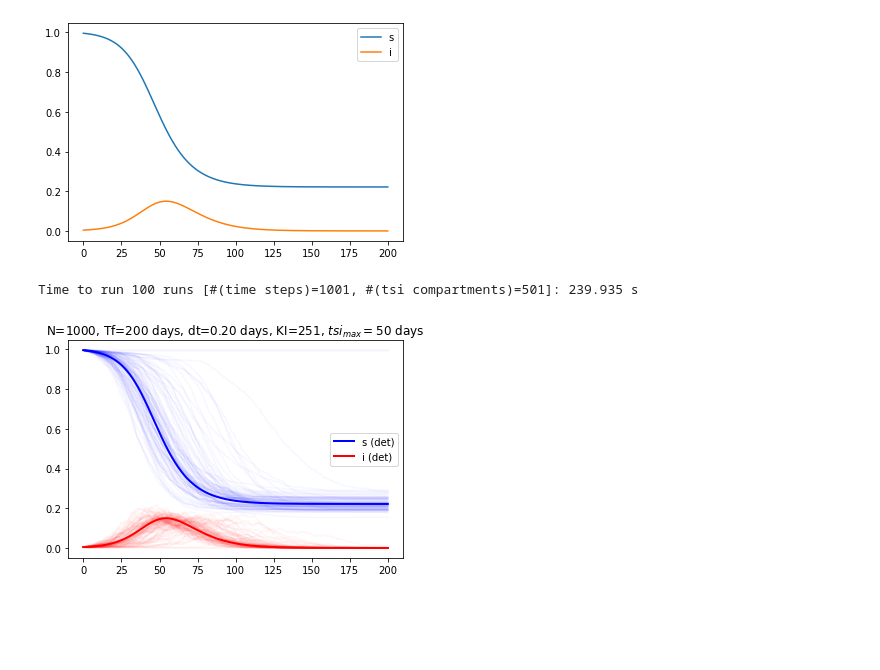
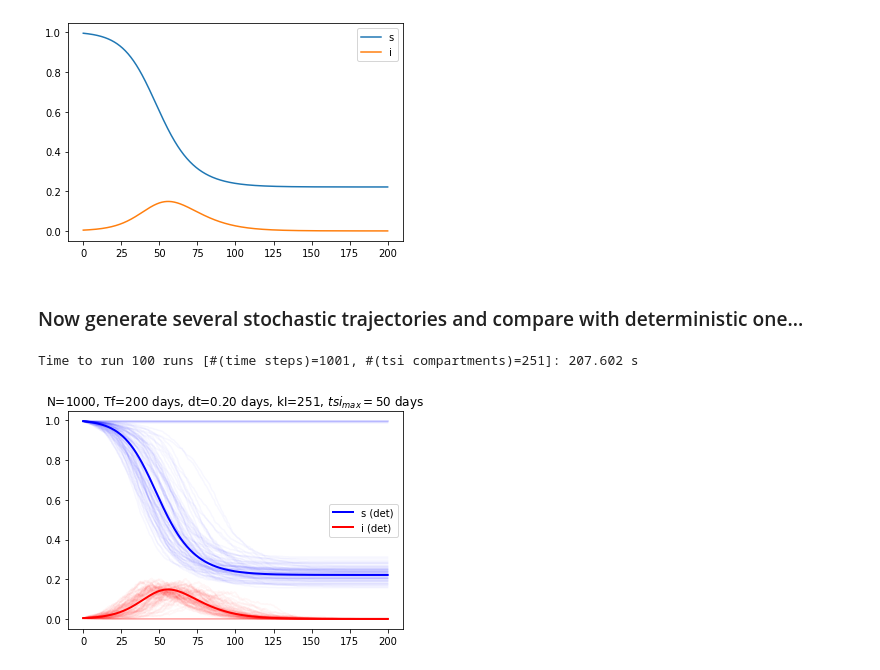
Before and after one commit to vishalbelsare/pyross, a Jupyter notebook: examples/tsi/ex01_stochastic_tsi_SIR.ipynb, the cells around one changed output. Saved outputs shown, nothing was run; the diff lists cells and outputs as text; code cells hidden in the pictures; blank space fills up the shorter version.

```diff
--- a/examples/tsi/ex01_stochastic_tsi_SIR.ipynb
+++ b/examples/tsi/ex01_stochastic_tsi_SIR.ipynb
@@ -105,7 +105,7 @@ Parameters are: beta0=0.2 (beta constant), g0=0.1 days^-1 (truncated exponential
 ### Initial Conditions ###
 
 # 4 infectives at t=0
-I0 = np.zeros((M, KI))
+I0 = np.zeros((M, kI))
 I0_init_list = [(1, 0), (2, tsi_max/10.) ,(1, tsi_max/2.)] # (number of infectives, tsi)
 for tup in I0_init_list:
     k = int(tup[1]/dtsi)
@@ -271,28 +160,28 @@ def simulate_deterministic(s0, i0, beta, gamma, KI, tsi_max, Tf):
 # %%
 ### Parameters ###
 dtsi = 1/10.
-KI = int(np.round(tsi_max/dtsi)) + 1 # We keep of course the same tsi_max
+
+# Time since infection: cut-off + discretisation
+tsi_max = 50 # days
+dtsi = 1/5. # days
 
 # beta
-beta = beta_vec(beta0, KI, tsi_max)
+beta = beta_vec(beta0, kI, tsi_max)
 
 # gamma
-gI = gamma_vec(g0, KI, tsi_max)
+gI = gamma_vec(g0, kI, tsi_max)
 
 ### Initial condition ###
 # We just rescale the initial condition from stochastic
-i0 = np.zeros(KI)
+i0 = np.zeros(kI)
 for tup in I0_init_list:
     k = int(tup[1]/dtsi)
     i0[k] = (tup[0]/float(N))/dtsi
 
 s0 = S0[0]/float(N)
-
+model_det = pyrosstsi.deterministic.SIR(parameters, M, Ni)
 ### Run ###
-s_det_traj, i_det_traj = simulate_deterministic(s0, i0, beta, gI, KI, tsi_max, Tf)
-
-# ### Old code ###
-# s_detold_traj, i_detold_traj = old.run_deterministic(s0, i0, beta, gI, dtsi, KI, int(np.round(Tf/dtsi)))
+s_det_traj, i_det_traj = model_det.simulate(s0, i0, beta, gI, kI, tsi_max, Tf)
 # %%
 ### PLOT ###
 times = np.linspace(0, Tf, len(s_det_traj))
@@ -311,6 +200,8 @@ plt.legend()
 # %% [output]
 <matplotlib.legend.Legend at 0x...>
 [figure]
+# %% [markdown]
+### Now generate several stochastic trajectories and compare with deterministic one...
 # %%
 ### Seed (random generator) ###
 seed0 = -1 # not the same seed at each run !
@@ -335,21 +226,21 @@ for run in range(total_runs):
     data_agg_list.append(data_agg)
 t2 = time.time()
 # Let's print the time it took to run:
-print('Time to run {} runs [#(time steps)={}, #(tsi compartments)={}]: {:1.3f} s'.format(total_runs, Nf, KI, t2-t1))
+print('Time to run {} runs [#(time steps)={}, #(tsi compartments)={}]: {:1.3f} s'.format(total_runs, Nf, kI, t2-t1))
 # %% [output]
-Time to run 100 runs [#(time steps)=1001, #(tsi compartments)=501]: 239.935 s
+Time to run 100 runs [#(time steps)=1001, #(tsi compartments)=251]: 207.602 s
 # %%
 ### PLOTS ###
 t_list = np.linspace(0,Tf, Nf)
 
 for run in range(total_runs):
     data_agg = data_agg_list[run]
     plt.plot(t_list, data_agg['Sagg'], color='b', alpha=0.03)
     plt.plot(t_list, data_agg['Iagg'], color='r', alpha=0.03)
 
 plt.plot(times, s_det_traj, color='b', lw=2, label='s (det)')
 plt.plot(times, iagg_det_traj, color='r', lw=2, label='i (det)')
-plt.title('N={}, Tf={} days, dt={:1.2f} days, KI={}, $tsi_{{max}}={} $ days'.format(N, Tf, Tf/np.float(Nf), model.parameters['KI'], tsi_max))
+plt.title('N={}, Tf={} days, dt={:1.2f} days, kI={}, $tsi_{{max}}={} $ days'.format(N, Tf, Tf/np.float(Nf), model.parameters['kI'], tsi_max))
 plt.legend();
 # %% [output]
-[figure, old version]
+[figure, new version]
```
Also changed, not shown: parts of 6 cells of this notebook, 1 other file.
